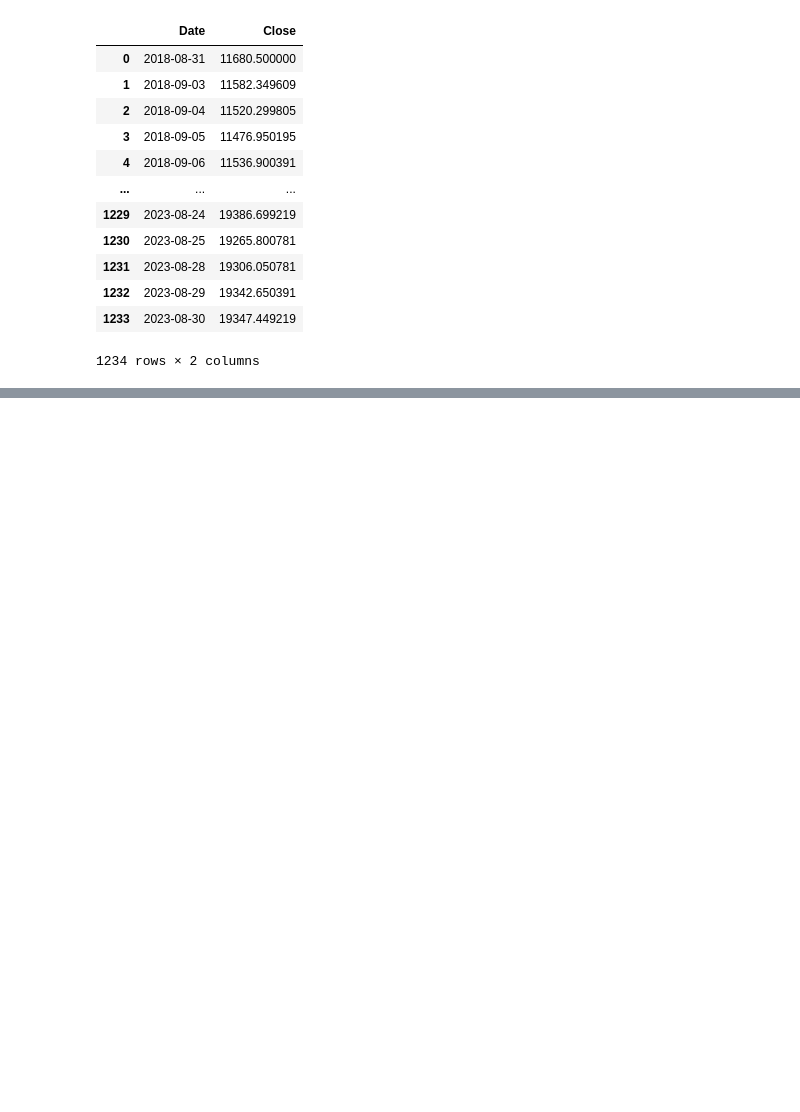
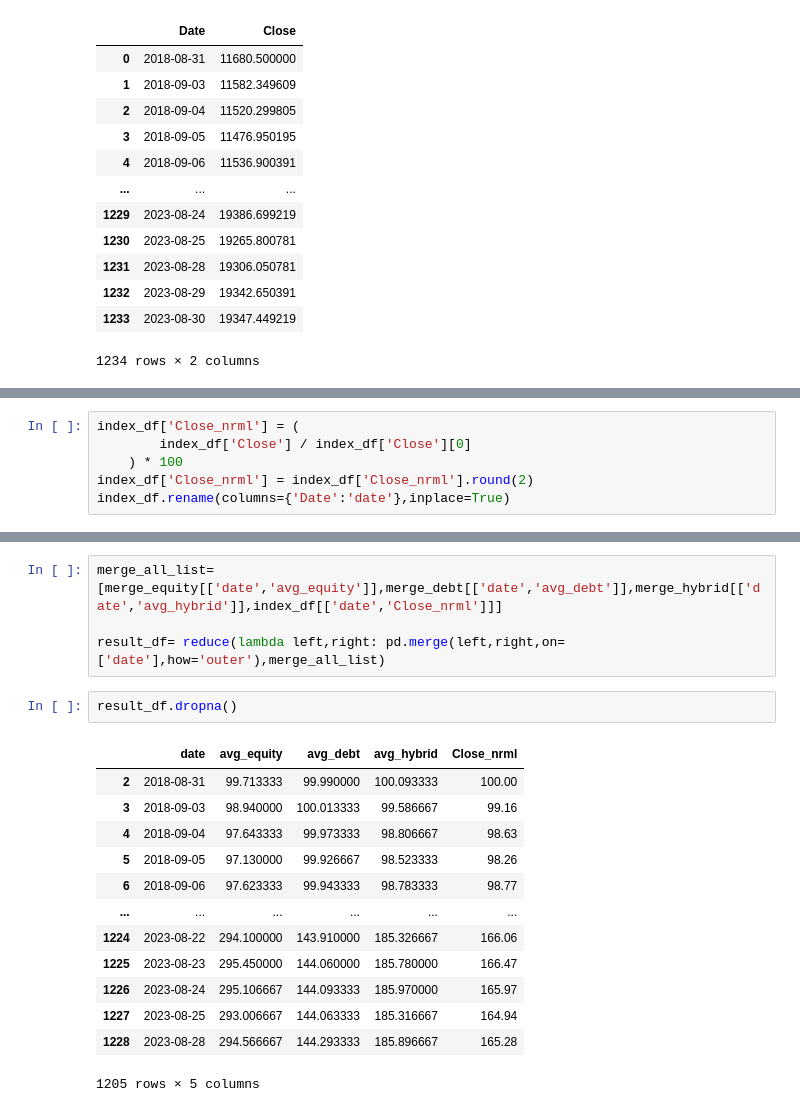
Before and after one commit to amanhooda98/Mutual_Fund_Analytics, a Jupyter notebook: Mutual_Fund_Analytics.ipynb, the cells around one changed output, grey strips where cells are left out. Saved outputs shown, nothing was run; the diff lists cells and outputs as text; blank space fills up the shorter version.

```diff
--- a/Mutual_Fund_Analytics.ipynb
+++ b/Mutual_Fund_Analytics.ipynb
@@ -339,0 +318,6 @@ merge_df
+# %%
+index_df['Close_nrml'] = (
+        index_df['Close'] / index_df['Close'][0]
+    ) * 100
+index_df['Close_nrml'] = index_df['Close_nrml'].round(2)
+index_df.rename(columns={'Date':'date'},inplace=True)
@@ -339,0 +340,20 @@ merge_df
+# %%
+merge_all_list=[merge_equity[['date','avg_equity']],merge_debt[['date','avg_debt']],merge_hybrid[['date','avg_hybrid']],index_df[['date','Close_nrml']]]
+
+result_df= reduce(lambda left,right: pd.merge(left,right,on=['date'],how='outer'),merge_all_list)
+# %%
+result_df.dropna()
+# %% [output]
+|  | date | avg_equity | avg_debt | avg_hybrid | Close_nrml |
+| 2 | 2018-08-31 | 99.713333 | 99.990000 | 100.093333 | 100.00 |
+| 3 | 2018-09-03 | 98.940000 | 100.013333 | 99.586667 | 99.16 |
+| 4 | 2018-09-04 | 97.643333 | 99.973333 | 98.806667 | 98.63 |
+| 5 | 2018-09-05 | 97.130000 | 99.926667 | 98.523333 | 98.26 |
+| 6 | 2018-09-06 | 97.623333 | 99.943333 | 98.783333 | 98.77 |
+| ... | ... | ... | ... | ... | ... |
+| 1224 | 2023-08-22 | 294.100000 | 143.910000 | 185.326667 | 166.06 |
+| 1225 | 2023-08-23 | 295.450000 | 144.060000 | 185.780000 | 166.47 |
+| 1226 | 2023-08-24 | 295.106667 | 144.093333 | 185.970000 | 165.97 |
+| 1227 | 2023-08-25 | 293.006667 | 144.063333 | 185.316667 | 164.94 |
+| 1228 | 2023-08-28 | 294.566667 | 144.293333 | 185.896667 | 165.28 |
+1205 rows × 5 columns
```
Also changed, not shown: parts of 12 cells of this notebook, 1 other file.
